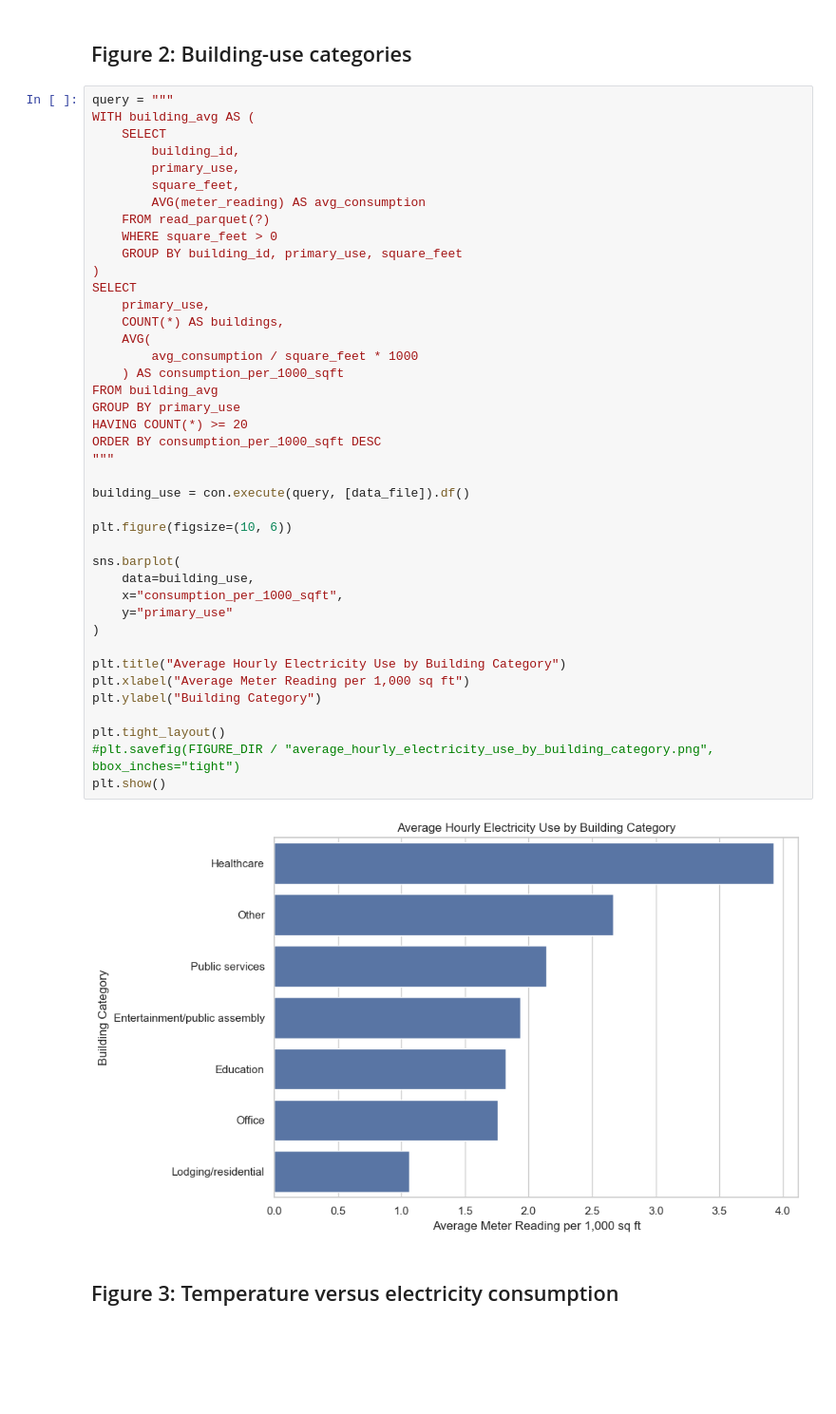
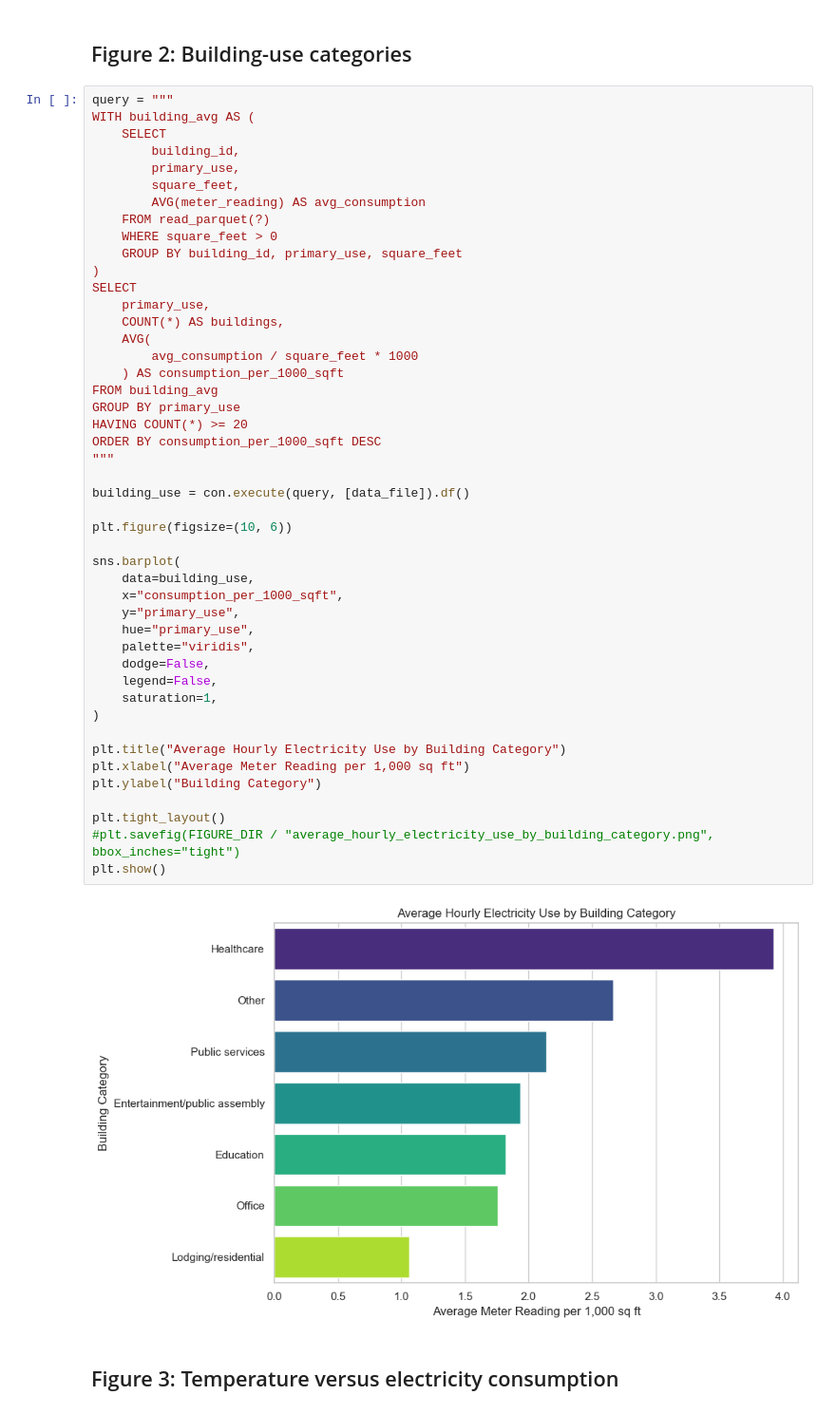
Before and after one commit to fahad9993/bigdata, a Jupyter notebook: notebooks/03_Exploratory_Analysis.ipynb, the cells around one changed output. Shown at 95% size. Saved outputs shown, nothing was run; the diff lists cells and outputs as text; blank space fills up the shorter version.

Commit message:
Recolor building-use chart and adjust TOC spacing

```diff
--- a/notebooks/03_Exploratory_Analysis.ipynb
+++ b/notebooks/03_Exploratory_Analysis.ipynb
@@ -70,35 +70,40 @@ WITH building_avg AS (
 )
 SELECT
     primary_use,
     COUNT(*) AS buildings,
     AVG(
         avg_consumption / square_feet * 1000
     ) AS consumption_per_1000_sqft
 FROM building_avg
 GROUP BY primary_use
 HAVING COUNT(*) >= 20
 ORDER BY consumption_per_1000_sqft DESC
 """
 
 building_use = con.execute(query, [data_file]).df()
 
 plt.figure(figsize=(10, 6))
 
 sns.barplot(
     data=building_use,
     x="consumption_per_1000_sqft",
-    y="primary_use"
+    y="primary_use",
+    hue="primary_use",
+    palette="viridis",
+    dodge=False,
+    legend=False,
+    saturation=1,
 )
 
 plt.title("Average Hourly Electricity Use by Building Category")
 plt.xlabel("Average Meter Reading per 1,000 sq ft")
 plt.ylabel("Building Category")
 
 plt.tight_layout()
 #plt.savefig(FIGURE_DIR / "average_hourly_electricity_use_by_building_category.png", bbox_inches="tight")
 plt.show()
 # %% [output]
-[figure, old version]
+[figure, new version]
 # %% [markdown]
 ## Figure 3: Temperature versus electricity consumption
 # %%
```
Also changed, not shown: 3 other files.
